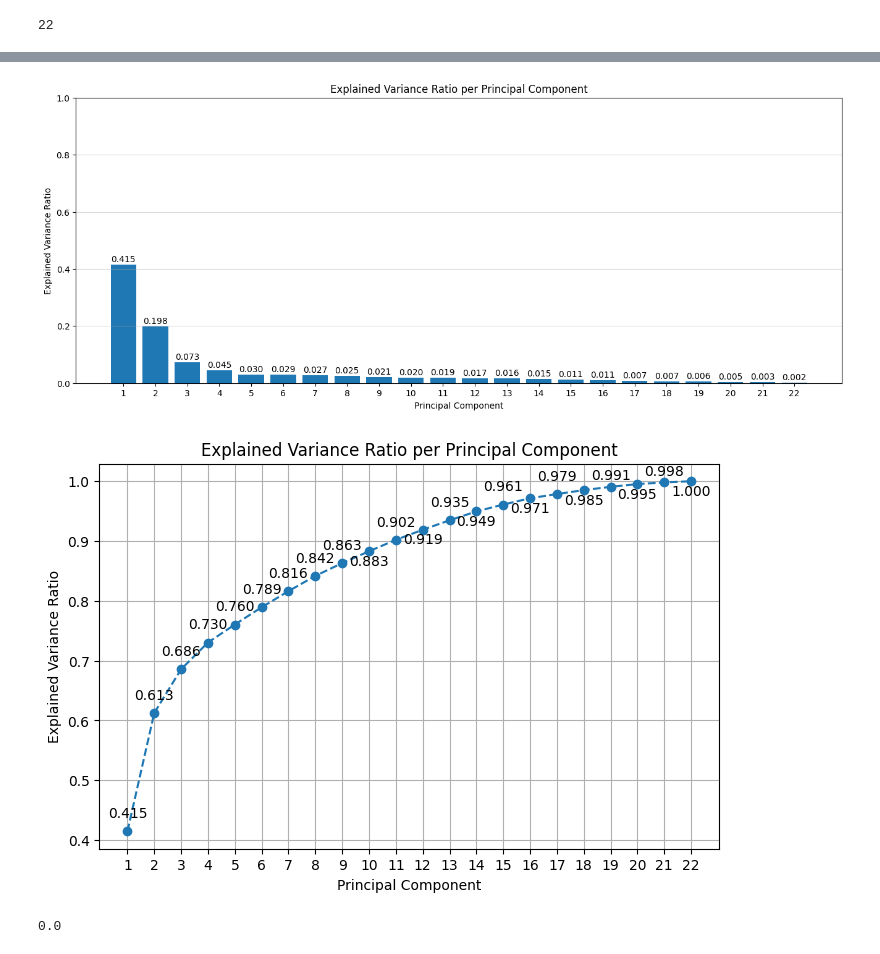
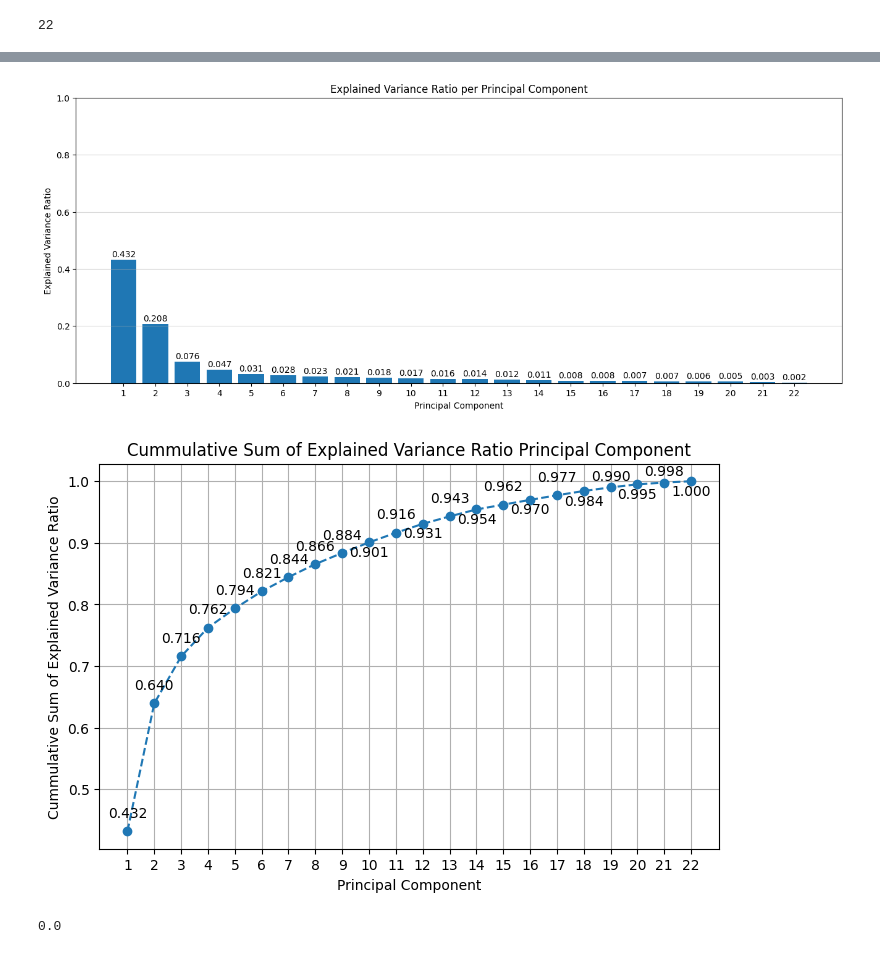
Before and after one commit to ismailnasuhkara/yap470, a Jupyter notebook: logistic_regression/logistic_regression_diabetes.ipynb, the cells around one changed output, grey strips where cells are left out. Saved outputs shown, nothing was run; the diff lists cells and outputs as text; code cells hidden in the pictures.

```diff
--- a/logistic_regression/logistic_regression_diabetes.ipynb
+++ b/logistic_regression/logistic_regression_diabetes.ipynb
@@ -1325,9 +1340,7 @@ model_new = Pipeline([
 param_grids = [
     {
     "scaling__bmi_scaler__n_quantiles": [1000, 2000, 5000, 10000],
-    "scaling__bmi_scaler__output_distribution": ['uniform', 'normal'],
-    "scaling__bmi_scaler__random_state": [0, 28, 42]
-
+    "scaling__bmi_scaler__output_distribution": ['uniform', 'normal']
     }
 ]
 # %%
@@ -1429,7 +1441,7 @@ plt.show()
 # %% [output]
 [figure]
 # %%
-param_cols =['param_scaling__bmi_scaler__n_quantiles', 'param_scaling__bmi_scaler__output_distribution', 'param_scaling__bmi_scaler__random_state']
+param_cols =['param_scaling__bmi_scaler__n_quantiles', 'param_scaling__bmi_scaler__output_distribution']
 mean_cols = ['mean_fit_time', 'mean_score_time', 'mean_test_accuracy', 'mean_test_precision', 'mean_test_recall', 'mean_test_f1', 'mean_test_roc_auc']
 std_cols = ['std_fit_time', 'std_score_time', 'std_test_accuracy', 'std_test_precision', 'std_test_recall', 'std_test_f1', 'std_test_roc_auc']
 rank_cols = ['rank_test_accuracy', 'rank_test_precision', 'rank_test_recall', 'rank_test_f1', 'rank_test_roc_auc']
@@ -1540,7 +1565,7 @@ scaler_pipe = Pipeline ([
 preprocessor = ColumnTransformer(
     transformers=[
         ('exponential_scale', scaler_pipe, ordinal_cols),
-        ('bmi_scale', QuantileTransformer(n_quantiles = 2000, output_distribution = 'uniform', random_state= 42) ,bmi_col),
+        ('bmi_scale', QuantileTransformer(output_distribution = 'uniform') ,bmi_col),
         ("pass_nominal", "passthrough", nominal_cols)
     ],
     remainder='passthrough'
@@ -2219,28 +2244,28 @@ plt.ylim(0, 1)
 plt.grid(axis='y', alpha = 0.5)
 plt.show()
 # %% [output]
-[figure, old version]
+[figure, new version]
 # %%
 plt.figure(figsize=(8,5))
 plt.plot(range(1, 23), best_pca.explained_variance_ratio_.cumsum(), marker='o', linestyle='--')
-plt.title('Explained Variance Ratio per Principal Component')
+plt.title('Cummulative Sum of Explained Variance Ratio Principal Component')
 plt.xlabel('Principal Component')
-plt.ylabel('Explained Variance Ratio')
+plt.ylabel('Cummulative Sum of Explained Variance Ratio')
 plt.xticks(range(1, 23))
 plt.grid(True)
 
 offsets = [10, 10, 10, 10, 10, 10, 10, 10, 10, -10, 10, -10, 10, -10, 10, -10, 10, -10, 5, -10, 5, -10]
 i = 0
 for x, y in zip(range(1, 23), best_pca.explained_variance_ratio_.cumsum()):
     plt.annotate(f"{y:.3f}", (x, y),
                  textcoords="offset points",
                  xytext=(0, offsets[i]),
                  ha="center")
     i = i + 1
 
 plt.show()
 # %% [output]
-[figure, old version]
+[figure, new version]
 # %%
 best_pca.noise_variance_
 # %% [output]
```
Also changed, not shown: parts of 87 cells of this notebook, 3 other files.
